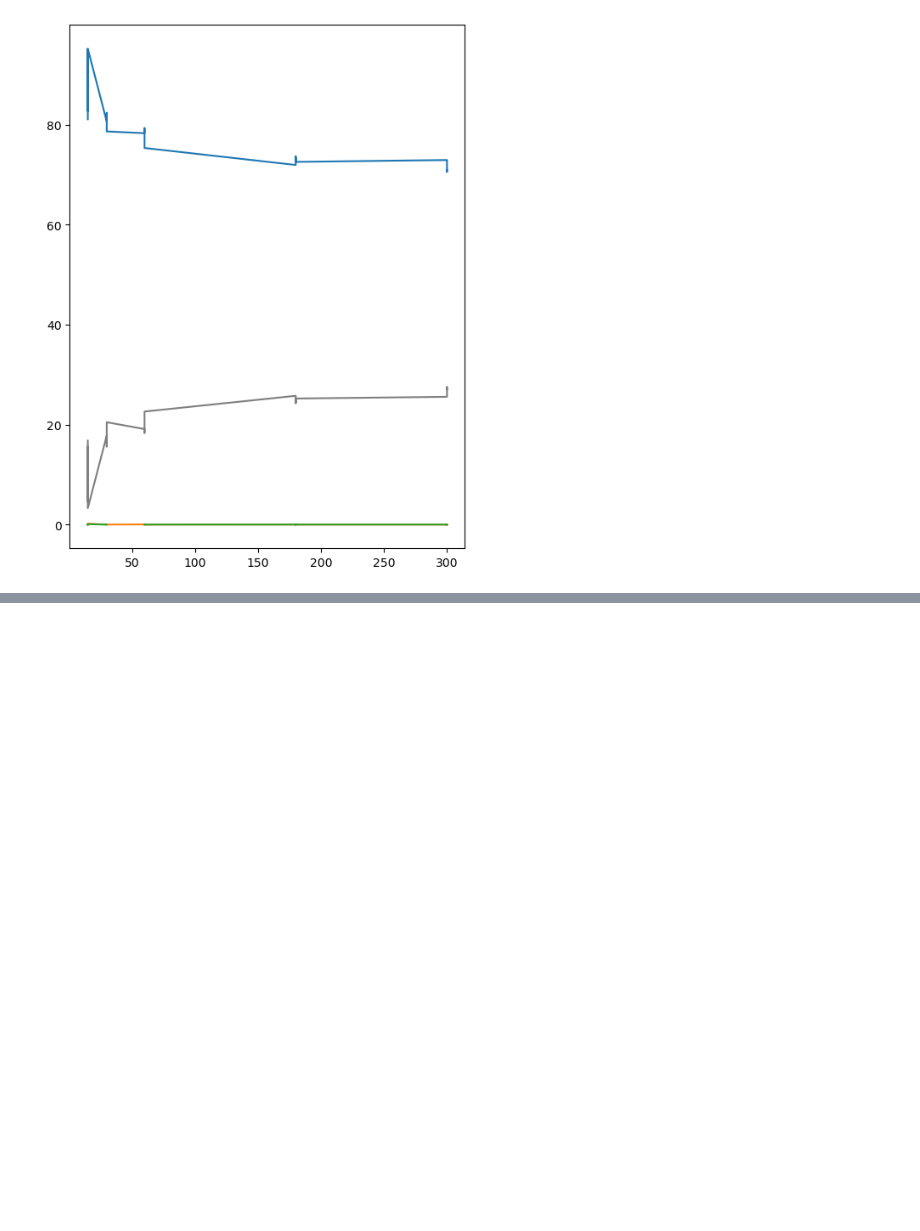
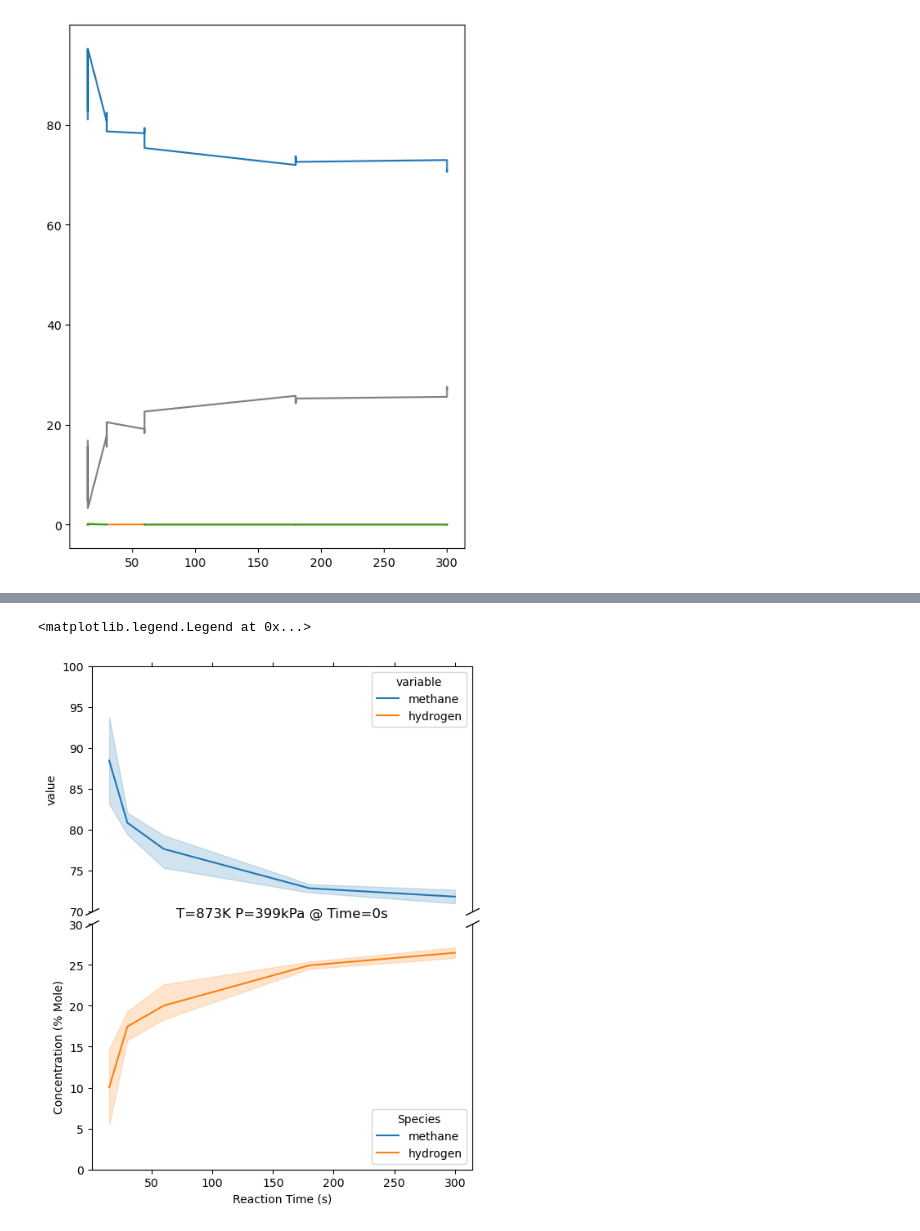
Before and after one commit to jkantorow/nucommlab-datavis-workshop, a Jupyter notebook: day-3/using_seaborn_and_matplotlib_together.ipynb, the cells around one changed output, grey strips where cells are left out. Saved outputs shown, nothing was run; the diff lists cells and outputs as text; code cells hidden in the pictures; blank space fills up the shorter version.

Commit message:
some work into incorporating broken axes

```diff
--- a/day-3/using_seaborn_and_matplotlib_together.ipynb
+++ b/day-3/using_seaborn_and_matplotlib_together.ipynb
@@ -212,0 +213,55 @@ ax.legend(title='Species')
+# %%
+df = pd.read_csv('methane_pyrolysis_873K_399kPa_normalized_Tatum_J_et_al.csv')
+df_conc = df[['reaction_time', 'methane', 'hydrogen']]
+df_conc_long = pd.melt(df_conc, ['reaction_time'])
+
+fig, (ax1, ax2) = plt.subplots(2, 1, sharex=True, figsize=(6, 8))
+fig.subplots_adjust(hspace=0.05)
+
+sns.lineplot(
+    ax=ax1,
+    data=df_conc_long,
+    x='reaction_time',
+    y='value',
+    hue='variable'
+)
+
+sns.lineplot(
+    ax=ax2,
+    data=df_conc_long,
+    x='reaction_time',
+    y='value',
+    hue='variable'
+)
+
+ax1.set_ylim(70, 100)
+ax1.spines.bottom.set_visible(False)
+ax1.xaxis.tick_top()
+ax1.tick_params(labeltop=False)
+
+ax2.set_ylim(0, 30)
+ax2.spines.top.set_visible(False)
+ax2.xaxis.tick_bottom()
+
+# From matplotlib broken axes tutorial:
+
+# Now, let's turn towards the cut-out slanted lines.
+# We create line objects in axes coordinates, in which (0,0), (0,1),
+# (1,0), and (1,1) are the four corners of the Axes.
+# The slanted lines themselves are markers at those locations, such that the
+# lines keep their angle and position, independent of the Axes size or scale
+# Finally, we need to disable clipping.
+
+d = .5  # proportion of vertical to horizontal extent of the slanted line
+kwargs = dict(marker=[(-1, -d), (1, d)], markersize=12,
+              linestyle="none", color='k', mec='k', mew=1, clip_on=False)
+ax1.plot([0, 1], [0, 0], transform=ax1.transAxes, **kwargs)
+ax2.plot([0, 1], [1, 1], transform=ax2.transAxes, **kwargs)
+
+plt.xlabel('Reaction Time (s)')
+plt.ylabel('Concentration (% Mole)')
+plt.title('T=873K P=399kPa @ Time=0s')
+plt.legend(title='Species')
+# %% [output]
+<matplotlib.legend.Legend at 0x...>
+[figure, added]
```
Also changed, not shown: parts of 9 cells of this notebook.
